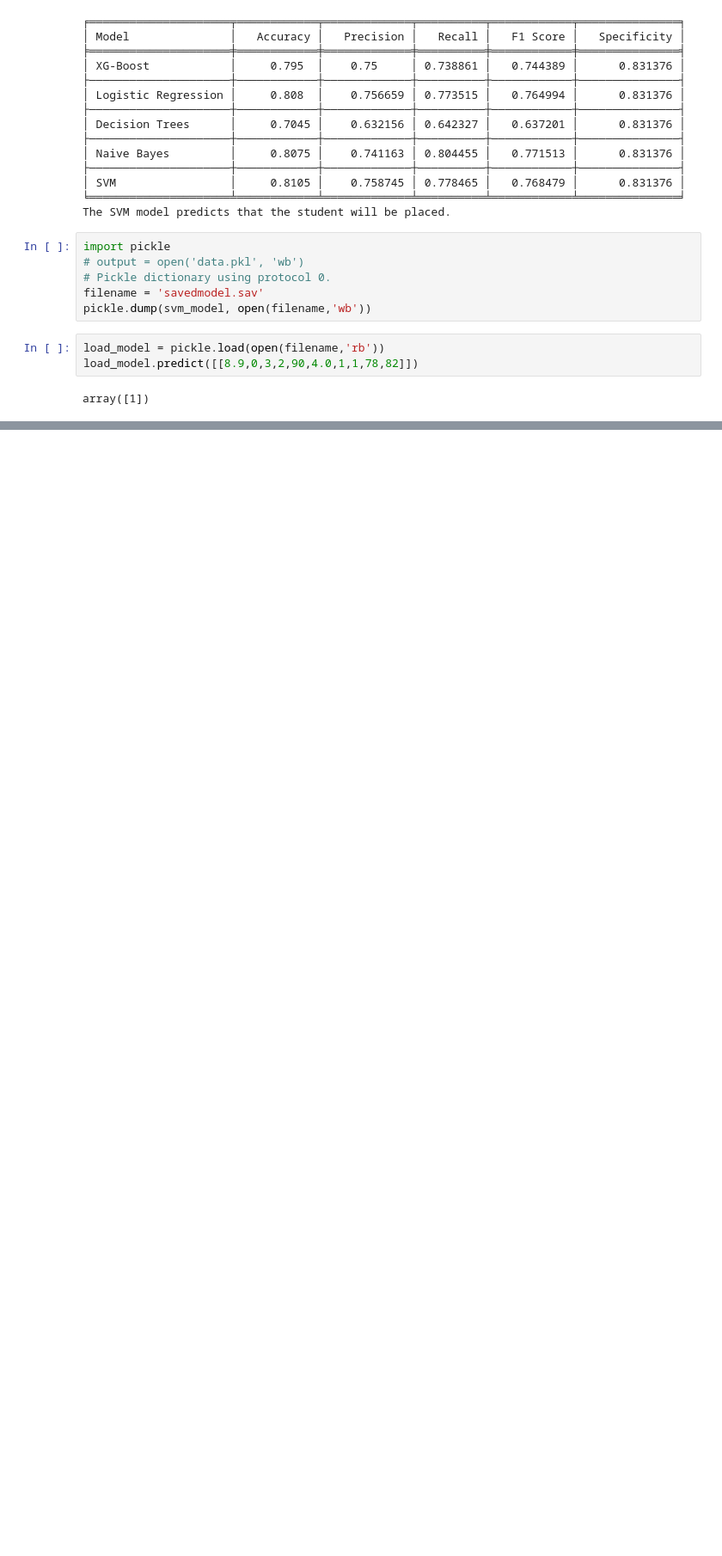
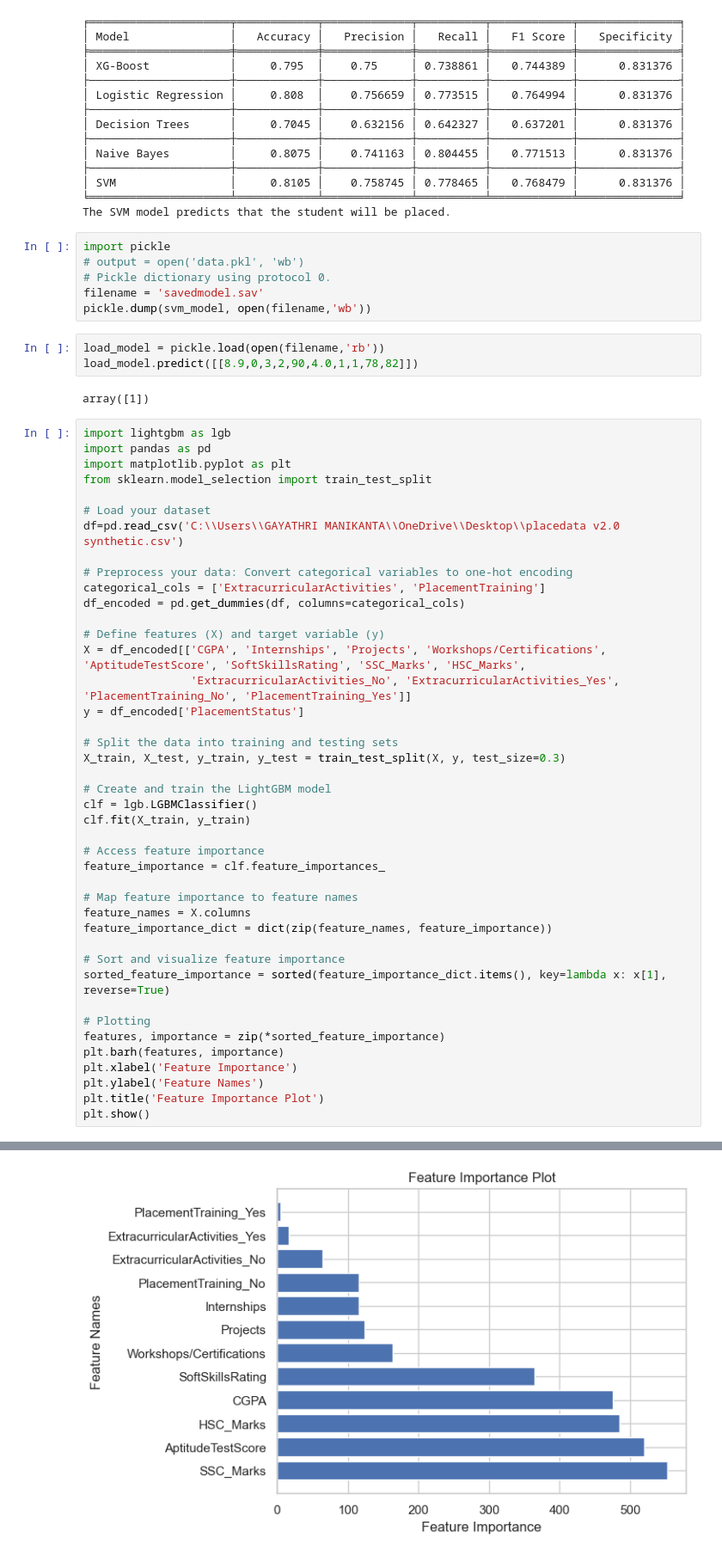
Before and after one commit to manikanta1601/Student-Placement-Prediction, a Jupyter notebook: placement_prediction.ipynb, the cells around one changed output, grey strips where cells are left out. Shown: that part at 86% size. Saved outputs shown, nothing was run; the diff lists cells and outputs as text; blank space fills up the shorter version.

```diff
--- a/placement_prediction.ipynb
+++ b/placement_prediction.ipynb
@@ -476,3 +476,46 @@ load_model = pickle.load(open(filename,'rb'))
 load_model.predict([[8.9,0,3,2,90,4.0,1,1,78,82]])
 # %% [output]
 array([1])
+# %%
+import lightgbm as lgb
+import pandas as pd
+import matplotlib.pyplot as plt
+from sklearn.model_selection import train_test_split
+
+# Load your dataset
+df=pd.read_csv('C:\\Users\\GAYATHRI MANIKANTA\\OneDrive\\Desktop\\placedata v2.0 synthetic.csv')
+
+# Preprocess your data: Convert categorical variables to one-hot encoding
+categorical_cols = ['ExtracurricularActivities', 'PlacementTraining']
+df_encoded = pd.get_dummies(df, columns=categorical_cols)
+
+# Define features (X) and target variable (y)
+X = df_encoded[['CGPA', 'Internships', 'Projects', 'Workshops/Certifications', 'AptitudeTestScore', 'SoftSkillsRating', 'SSC_Marks', 'HSC_Marks',
+                'ExtracurricularActivities_No', 'ExtracurricularActivities_Yes', 'PlacementTraining_No', 'PlacementTraining_Yes']]
+y = df_encoded['PlacementStatus']
+
+# Split the data into training and testing sets
+X_train, X_test, y_train, y_test = train_test_split(X, y, test_size=0.3)
+
+# Create and train the LightGBM model
+clf = lgb.LGBMClassifier()
+clf.fit(X_train, y_train)
+
+# Access feature importance
+feature_importance = clf.feature_importances_
+
+# Map feature importance to feature names
+feature_names = X.columns
+feature_importance_dict = dict(zip(feature_names, feature_importance))
+
+# Sort and visualize feature importance
+sorted_feature_importance = sorted(feature_importance_dict.items(), key=lambda x: x[1], reverse=True)
+
+# Plotting
+features, importance = zip(*sorted_feature_importance)
+plt.barh(features, importance)
+plt.xlabel('Feature Importance')
+plt.ylabel('Feature Names')
+plt.title('Feature Importance Plot')
+plt.show()
+# %% [output]
@@ -478,0 +529 @@ array([1])
+[figure, added]
```
Also changed, not shown: parts of 4 cells of this notebook.
